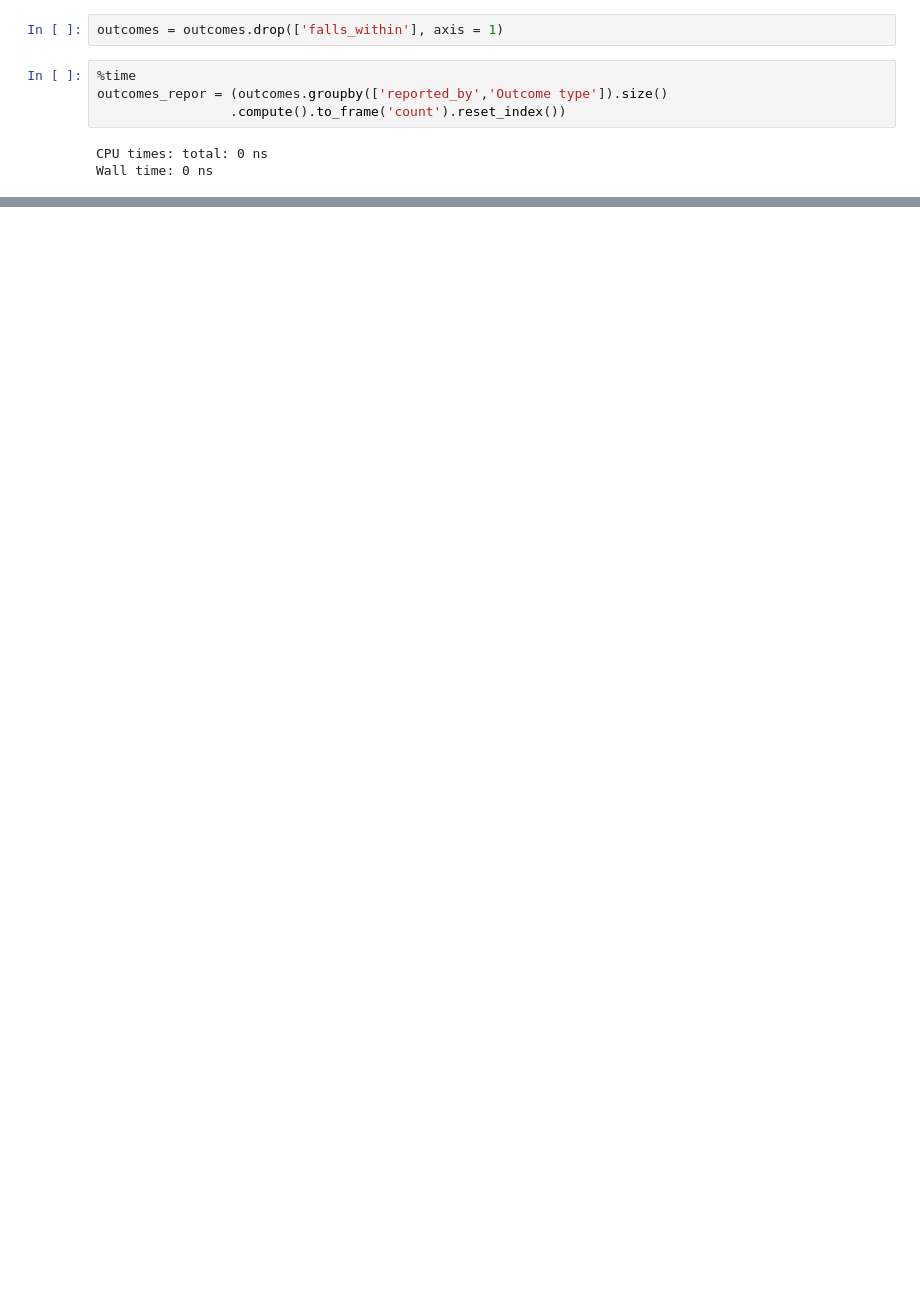
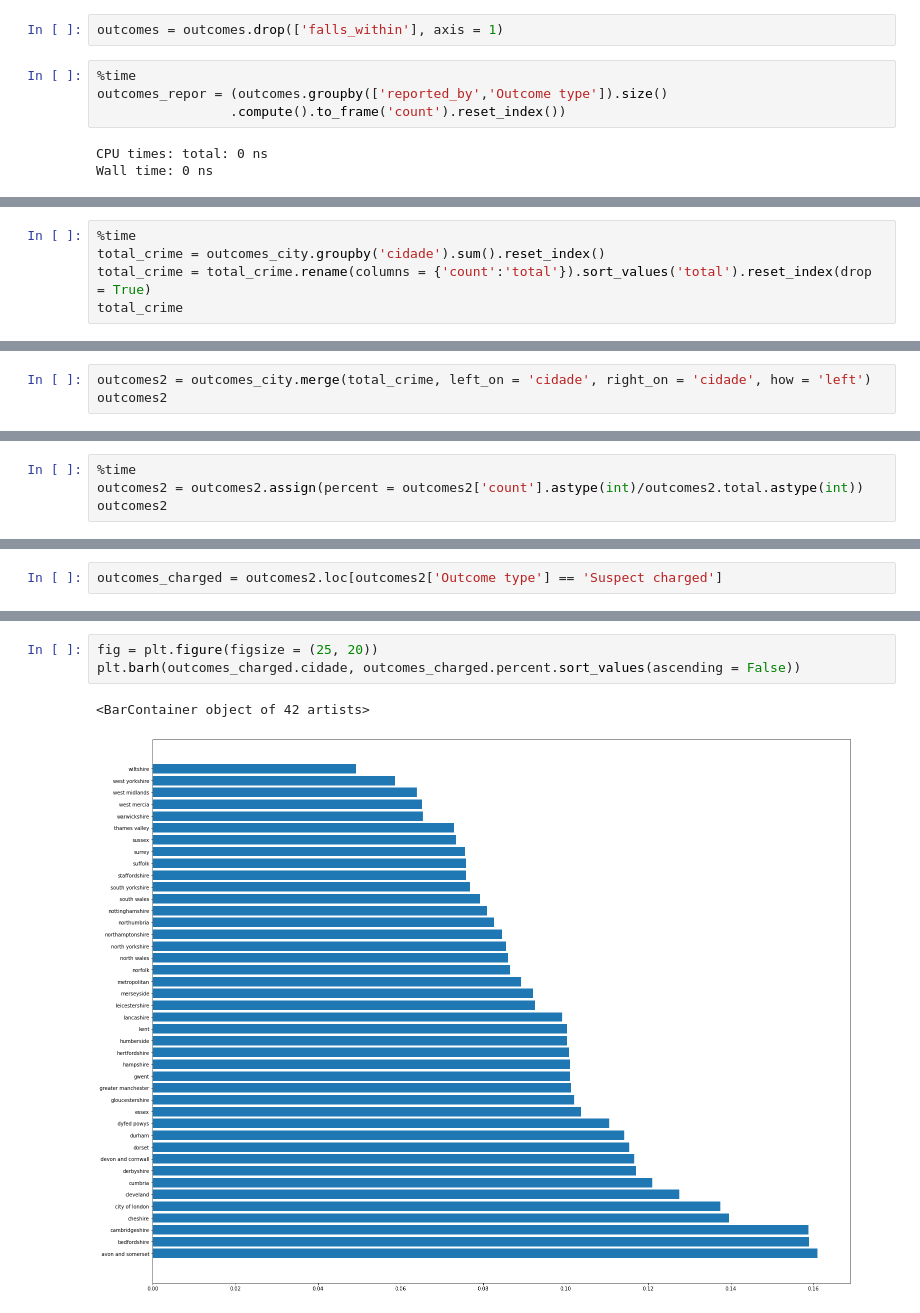
Before and after one commit to andreneustein/criminalida_uk, a Jupyter notebook: CrimesUK.ipynb, the cells around one changed output, grey strips where cells are left out. Cells and saved outputs as stored; diff of their text form; blank space fills up the shorter version.

```diff
--- a/CrimesUK.ipynb
+++ b/CrimesUK.ipynb
@@ -528,0 +515,5 @@ outcomes_repor = outcomes_repor.assign(
+# %%
+%time
+total_crime = outcomes_city.groupby('cidade').sum().reset_index()
+total_crime = total_crime.rename(columns = {'count':'total'}).sort_values('total').reset_index(drop = True)
+total_crime
@@ -528,0 +540,3 @@ outcomes_repor = outcomes_repor.assign(
+# %%
+outcomes2 = outcomes_city.merge(total_crime, left_on = 'cidade', right_on = 'cidade', how = 'left')
+outcomes2
@@ -528,0 +565,4 @@ outcomes_repor = outcomes_repor.assign(
+# %%
+%time
+outcomes2 = outcomes2.assign(percent = outcomes2['count'].astype(int)/outcomes2.total.astype(int))
+outcomes2
@@ -528,0 +599,2 @@ outcomes_repor = outcomes_repor.assign(
+# %%
+outcomes_charged = outcomes2.loc[outcomes2['Outcome type'] == 'Suspect charged']
@@ -528,0 +621,6 @@ outcomes_repor = outcomes_repor.assign(
+# %%
+fig = plt.figure(figsize = (25, 20))
+plt.barh(outcomes_charged.cidade, outcomes_charged.percent.sort_values(ascending = False))
+# %% [output]
+<BarContainer object of 42 artists>
+[figure, added]
```
Also changed, not shown: parts of 42 cells of this notebook.
